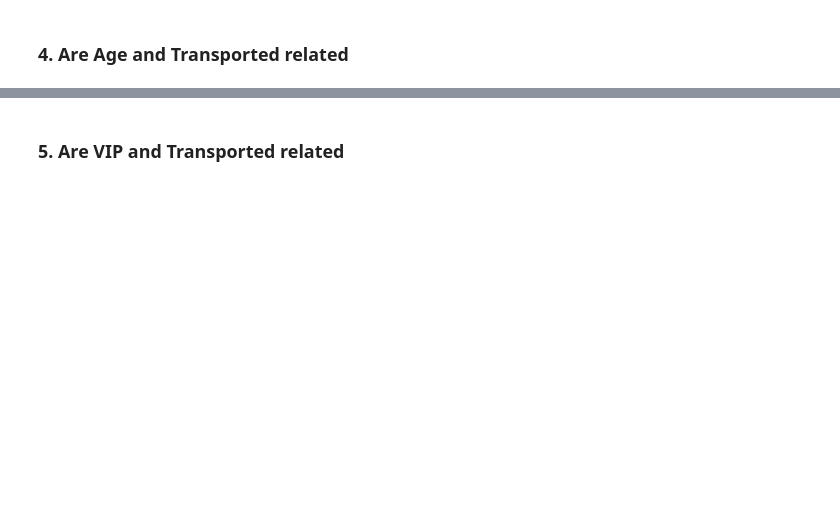
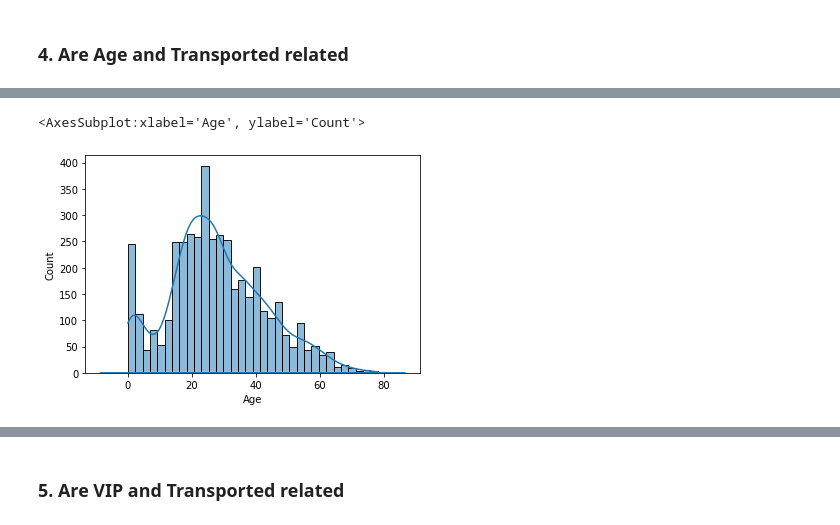
Before and after one commit to bdilpreet66/Spaceship-Titanic, a Jupyter notebook: Untitled.ipynb, the cells around one changed output, grey strips where cells are left out. Saved outputs shown, nothing was run; the diff lists cells and outputs as text; code cells hidden in the pictures; blank space fills up the shorter version.

```diff
--- a/Untitled.ipynb
+++ b/Untitled.ipynb
@@ -190,0 +211,7 @@ plt.show()
+# %%
+df_transported = df[df['Transported'] == True]
+sns.histplot(data=df_transported, x='Age', kde=True)
+sns.distplot(df_transported['Age'])
+# %% [output]
+<AxesSubplot:xlabel='Age', ylabel='Count'>
+[figure, added]
```
Also changed, not shown: parts of 23 cells of this notebook.
